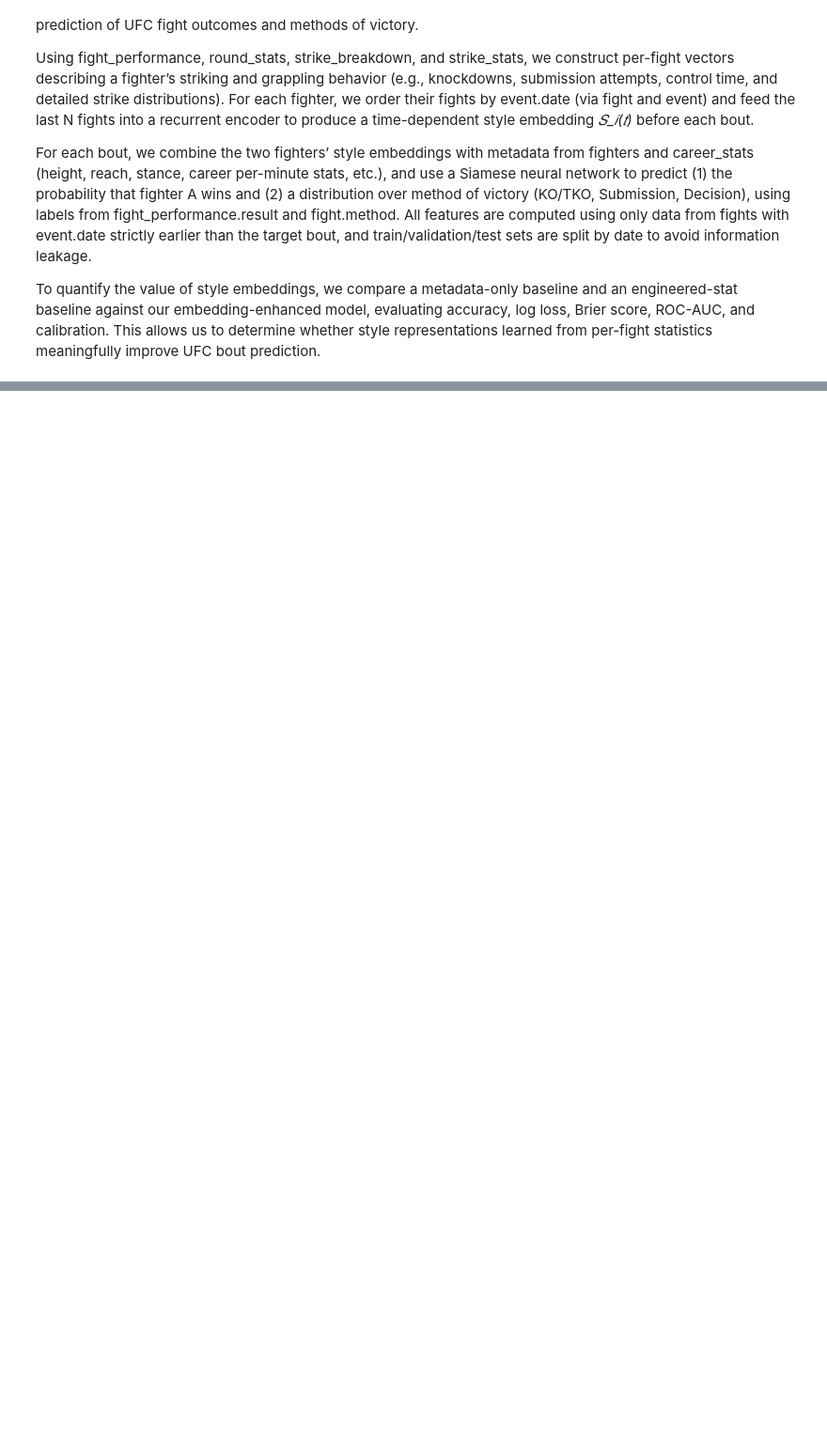
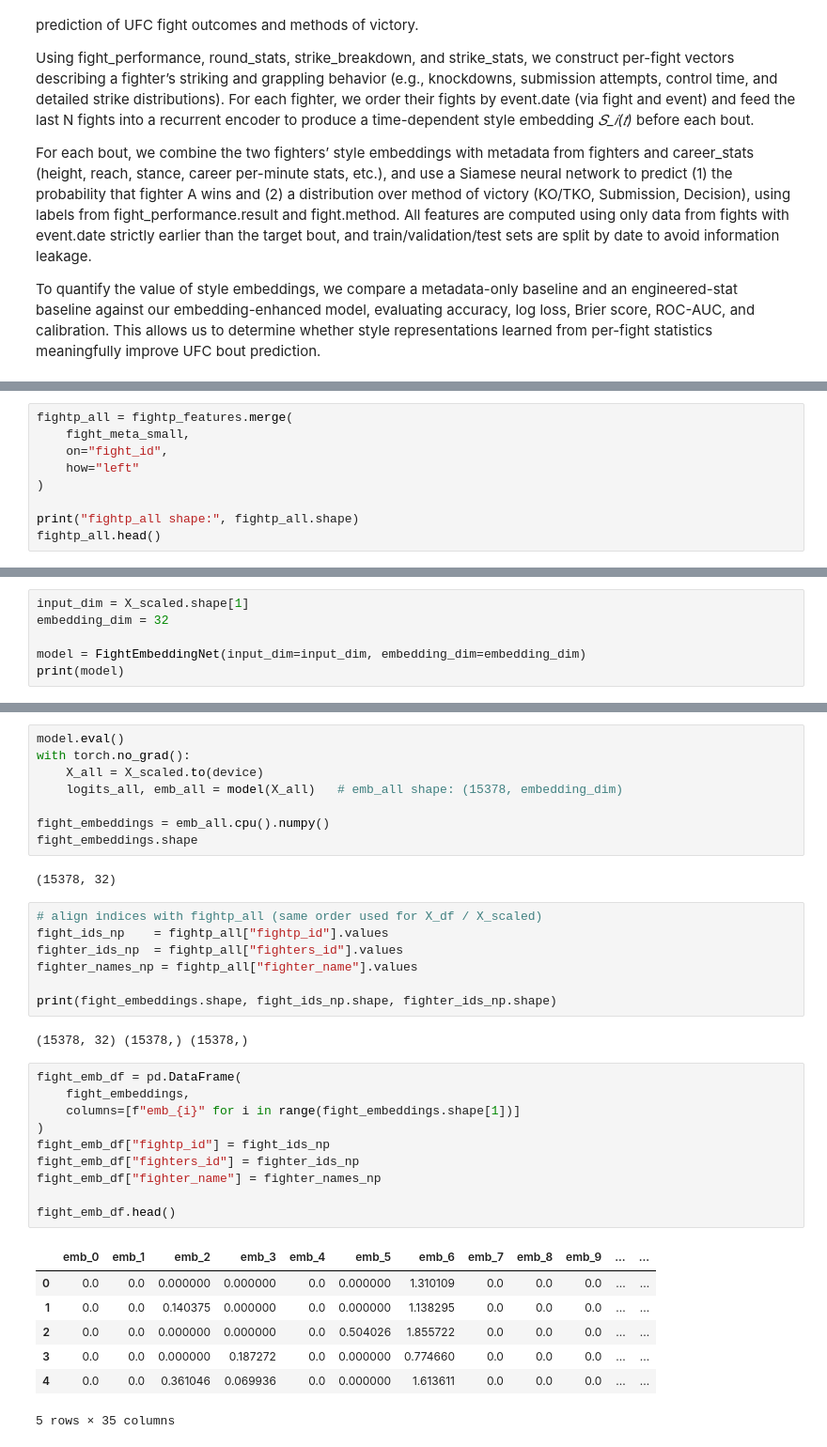
Before and after one commit to jibi21212/ml_final_project, a Jupyter notebook: final_project.ipynb, the cells around one changed output, grey strips where cells are left out. Shown: that part at 94% size. Drawn from its saved outputs; the diff is of its cells as text; blank space fills up the shorter version.

```diff
--- a/final_project.ipynb
+++ b/final_project.ipynb
@@ -14,0 +310,9 @@ To quantify the value of style embeddings, we compare a metadata-only baseline a
+# %%
+fightp_all = fightp_features.merge(
+    fight_meta_small,
+    on="fight_id",
+    how="left"
+)
+
+print("fightp_all shape:", fightp_all.shape)
+fightp_all.head()
@@ -14,0 +531,6 @@ To quantify the value of style embeddings, we compare a metadata-only baseline a
+# %%
+input_dim = X_scaled.shape[1]
+embedding_dim = 32
+
+model = FightEmbeddingNet(input_dim=input_dim, embedding_dim=embedding_dim)
+print(model)
@@ -14,0 +621,37 @@ To quantify the value of style embeddings, we compare a metadata-only baseline a
+# %%
+model.eval()
+with torch.no_grad():
+    X_all = X_scaled.to(device)
+    logits_all, emb_all = model(X_all)   # emb_all shape: (15378, embedding_dim)
+
+fight_embeddings = emb_all.cpu().numpy()
+fight_embeddings.shape
+# %% [output]
+(15378, 32)
+# %%
+# align indices with fightp_all (same order used for X_df / X_scaled)
+fight_ids_np    = fightp_all["fightp_id"].values
+fighter_ids_np  = fightp_all["fighters_id"].values
+fighter_names_np = fightp_all["fighter_name"].values
+
+print(fight_embeddings.shape, fight_ids_np.shape, fighter_ids_np.shape)
+# %% [output]
+(15378, 32) (15378,) (15378,)
+# %%
+fight_emb_df = pd.DataFrame(
+    fight_embeddings,
+    columns=[f"emb_{i}" for i in range(fight_embeddings.shape[1])]
+)
+fight_emb_df["fightp_id"] = fight_ids_np
+fight_emb_df["fighters_id"] = fighter_ids_np
+fight_emb_df["fighter_name"] = fighter_names_np
+
+fight_emb_df.head()
+# %% [output]
+|  | emb_0 | emb_1 | emb_2 | emb_3 | emb_4 | emb_5 | emb_6 | emb_7 | emb_8 | emb_9 | ... | ... |
+| 0 | 0.0 | 0.0 | 0.000000 | 0.000000 | 0.0 | 0.000000 | 1.310109 | 0.0 | 0.0 | 0.0 | ... | ... |
+| 1 | 0.0 | 0.0 | 0.140375 | 0.000000 | 0.0 | 0.000000 | 1.138295 | 0.0 | 0.0 | 0.0 | ... | ... |
+| 2 | 0.0 | 0.0 | 0.000000 | 0.000000 | 0.0 | 0.504026 | 1.855722 | 0.0 | 0.0 | 0.0 | ... | ... |
+| 3 | 0.0 | 0.0 | 0.000000 | 0.187272 | 0.0 | 0.000000 | 0.774660 | 0.0 | 0.0 | 0.0 | ... | ... |
+| 4 | 0.0 | 0.0 | 0.361046 | 0.069936 | 0.0 | 0.000000 | 1.613611 | 0.0 | 0.0 | 0.0 | ... | ... |
+5 rows × 35 columns
```
Also changed, not shown: parts of 34 cells of this notebook, 9 other files.
